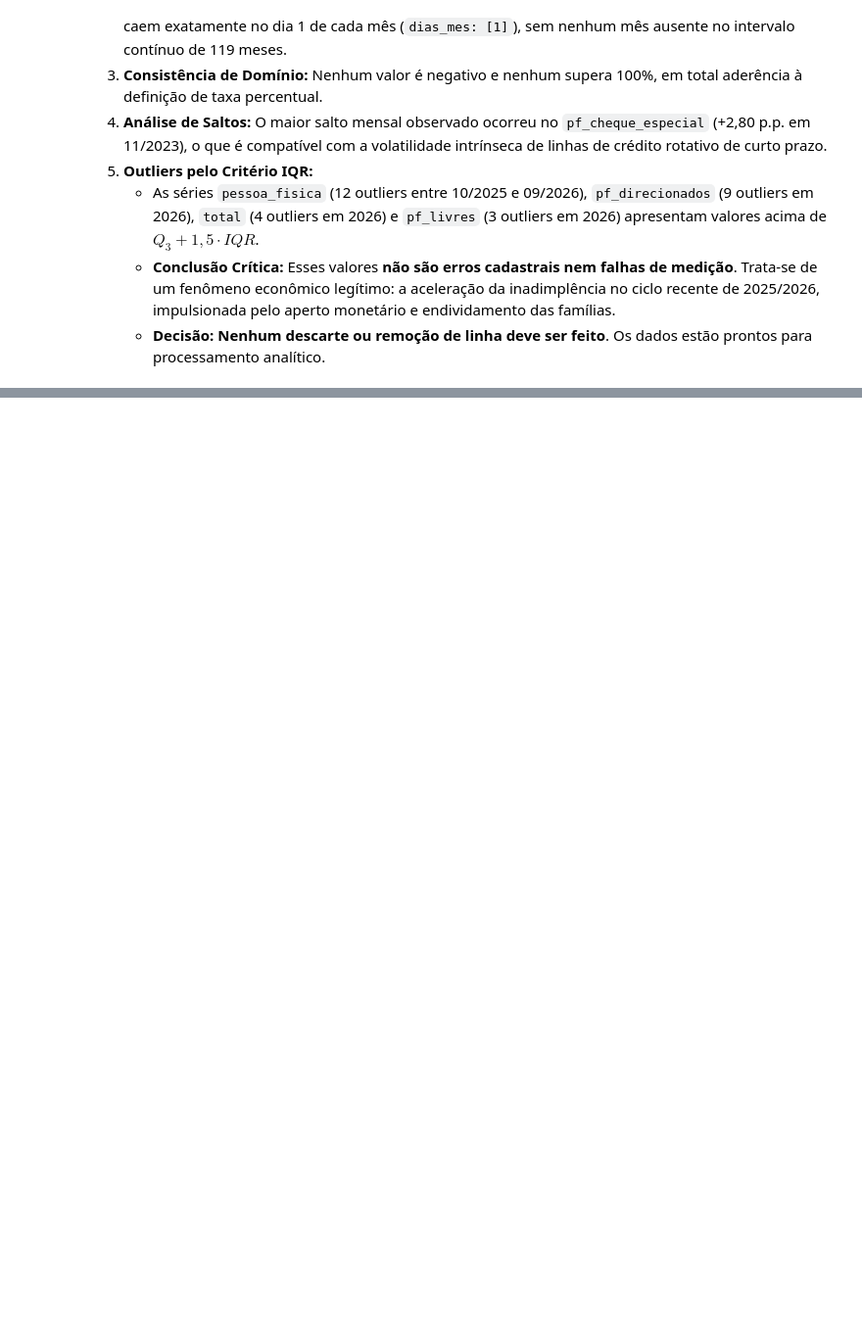
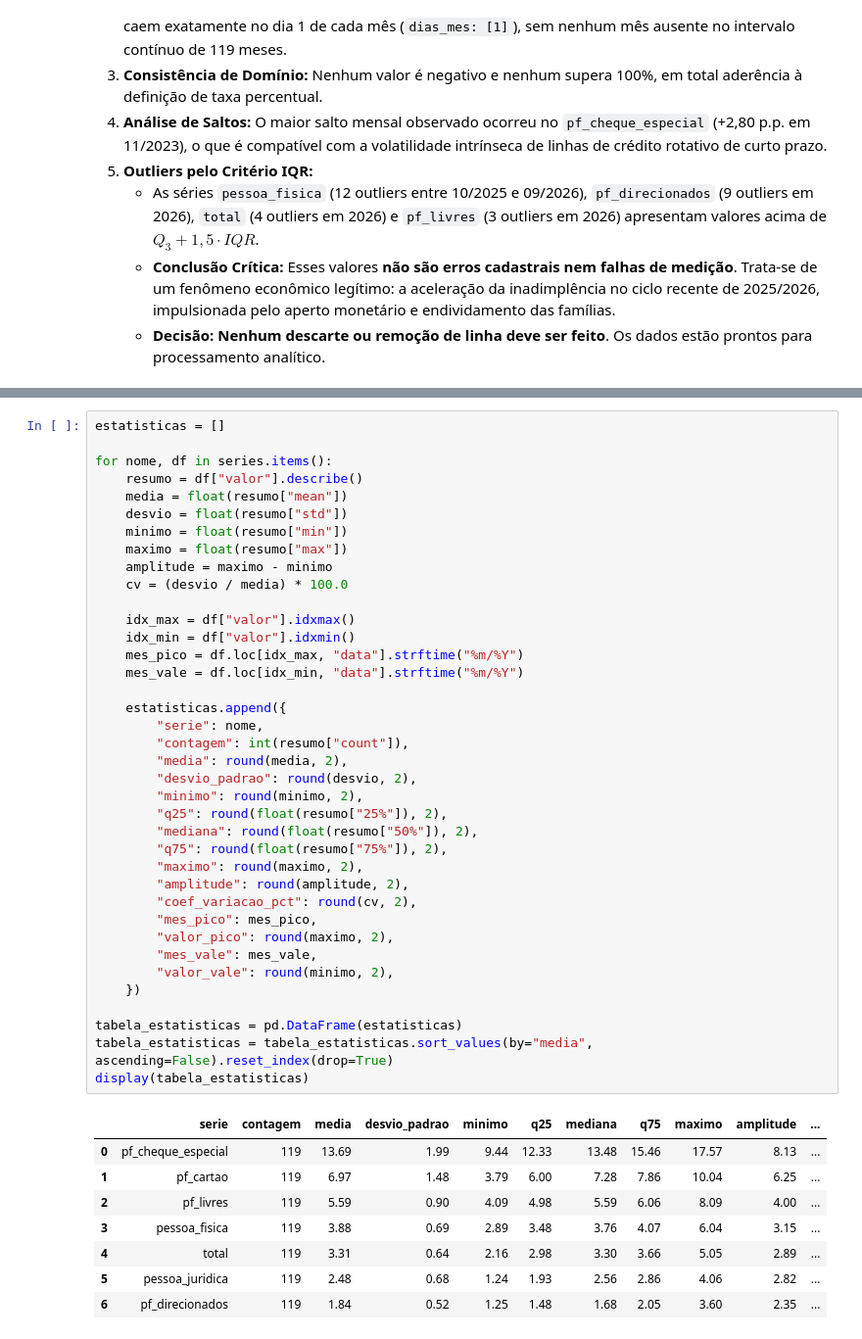
Before and after one commit to Pau7027/radar-credito, a Jupyter notebook: notebooks/01_exploracao_inicial.ipynb, the cells around one changed output, grey strips where cells are left out. Shown at 98% size. Saved outputs shown, nothing was run; the diff lists cells and outputs as text; blank space fills up the shorter version.

Commit message:
Adiciona estatisticas descritivas e graficos

```diff
--- a/notebooks/01_exploracao_inicial.ipynb
+++ b/notebooks/01_exploracao_inicial.ipynb
@@ -309,0 +318,47 @@ display(tabela_qualidade)
+# %%
+estatisticas = []
+
+for nome, df in series.items():
+    resumo = df["valor"].describe()
+    media = float(resumo["mean"])
+    desvio = float(resumo["std"])
+    minimo = float(resumo["min"])
+    maximo = float(resumo["max"])
+    amplitude = maximo - minimo
+    cv = (desvio / media) * 100.0
+
+    idx_max = df["valor"].idxmax()
+    idx_min = df["valor"].idxmin()
+    mes_pico = df.loc[idx_max, "data"].strftime("%m/%Y")
+    mes_vale = df.loc[idx_min, "data"].strftime("%m/%Y")
+
+    estatisticas.append({
+        "serie": nome,
+        "contagem": int(resumo["count"]),
+        "media": round(media, 2),
+        "desvio_padrao": round(desvio, 2),
+        "minimo": round(minimo, 2),
+        "q25": round(float(resumo["25%"]), 2),
+        "mediana": round(float(resumo["50%"]), 2),
+        "q75": round(float(resumo["75%"]), 2),
+        "maximo": round(maximo, 2),
+        "amplitude": round(amplitude, 2),
+        "coef_variacao_pct": round(cv, 2),
+        "mes_pico": mes_pico,
+        "valor_pico": round(maximo, 2),
+        "mes_vale": mes_vale,
+        "valor_vale": round(minimo, 2),
+    })
+
+tabela_estatisticas = pd.DataFrame(estatisticas)
+tabela_estatisticas = tabela_estatisticas.sort_values(by="media", ascending=False).reset_index(drop=True)
+display(tabela_estatisticas)
+# %% [output]
+|  | serie | contagem | media | desvio_padrao | minimo | q25 | mediana | q75 | maximo | amplitude | ... |
+| 0 | pf_cheque_especial | 119 | 13.69 | 1.99 | 9.44 | 12.33 | 13.48 | 15.46 | 17.57 | 8.13 | ... |
+| 1 | pf_cartao | 119 | 6.97 | 1.48 | 3.79 | 6.00 | 7.28 | 7.86 | 10.04 | 6.25 | ... |
+| 2 | pf_livres | 119 | 5.59 | 0.90 | 4.09 | 4.98 | 5.59 | 6.06 | 8.09 | 4.00 | ... |
+| 3 | pessoa_fisica | 119 | 3.88 | 0.69 | 2.89 | 3.48 | 3.76 | 4.07 | 6.04 | 3.15 | ... |
+| 4 | total | 119 | 3.31 | 0.64 | 2.16 | 2.98 | 3.30 | 3.66 | 5.05 | 2.89 | ... |
+| 5 | pessoa_juridica | 119 | 2.48 | 0.68 | 1.24 | 1.93 | 2.56 | 2.86 | 4.06 | 2.82 | ... |
+| 6 | pf_direcionados | 119 | 1.84 | 0.52 | 1.25 | 1.48 | 1.68 | 2.05 | 3.60 | 2.35 | ... |
```
Also changed, not shown: parts of 11 cells of this notebook.
